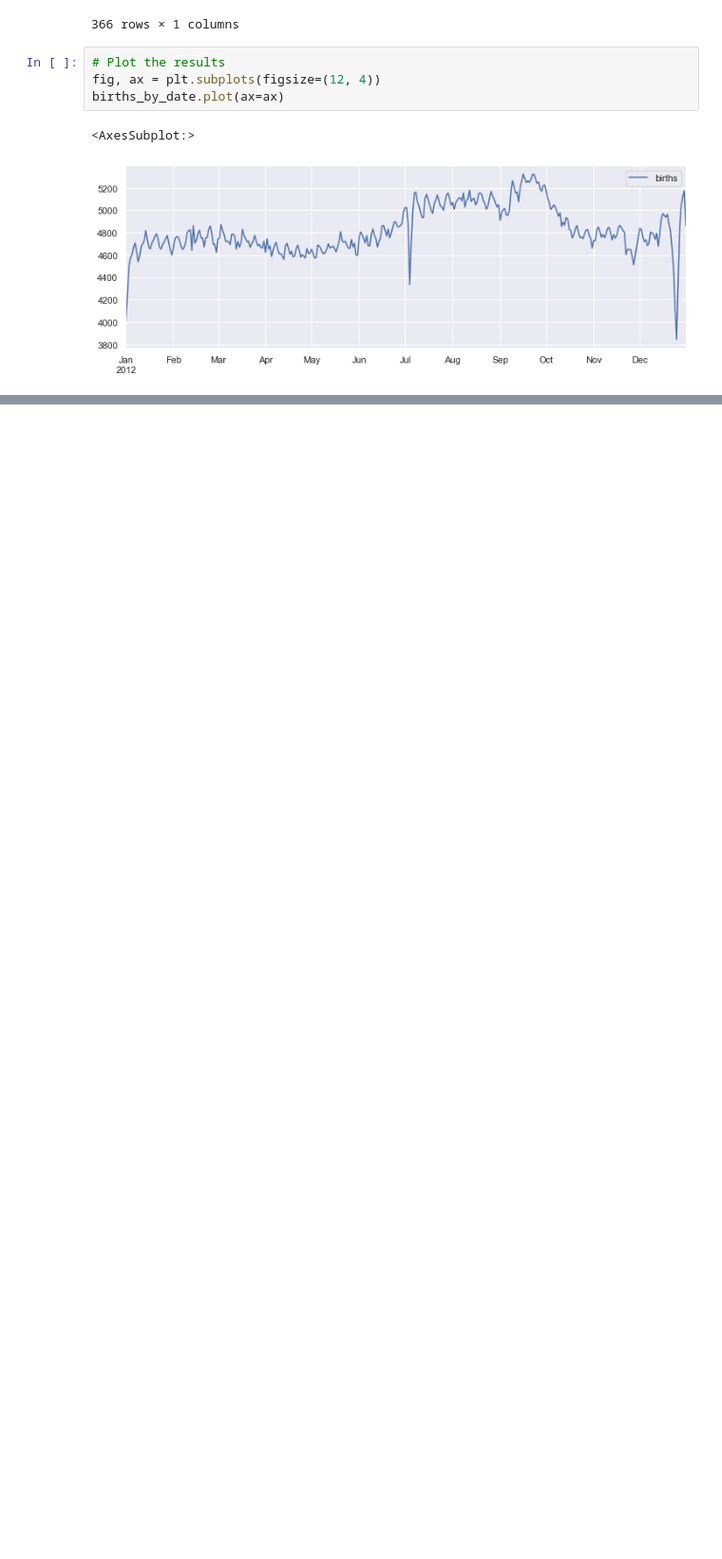
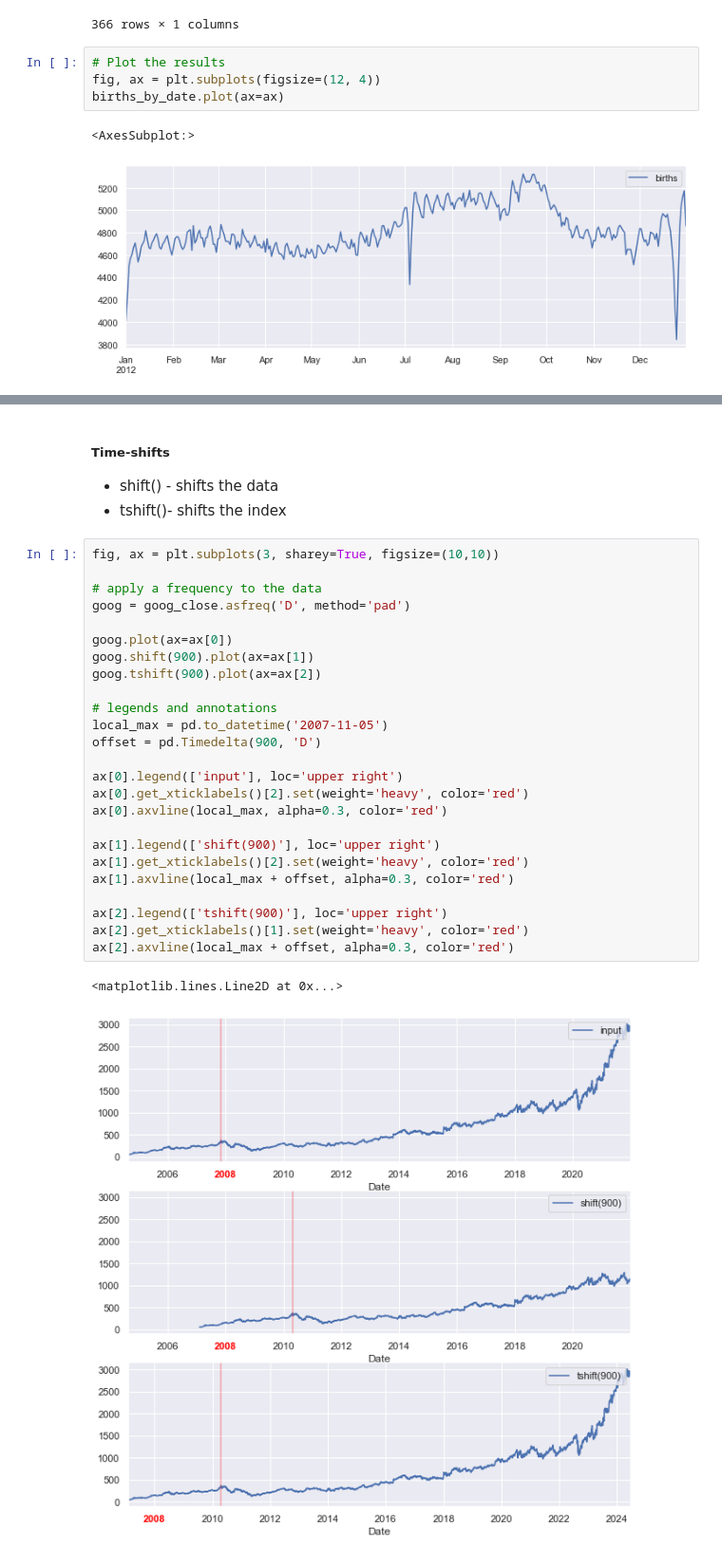
Before and after one commit to PrasadSalimath/Python-for-Data-Science, a Jupyter notebook: 3-Pandas-Basics.ipynb, the cells around one changed output, grey strips where cells are left out. Shown at 95% size. Saved outputs shown, nothing was run; the diff lists cells and outputs as text; blank space fills up the shorter version.

```diff
--- a/3-Pandas-Basics.ipynb
+++ b/3-Pandas-Basics.ipynb
@@ -997,0 +1331,32 @@ births_by_date.plot(ax=ax)
+# %% [markdown]
+##### Time-shifts
+* shift() - shifts the data
+* tshift()- shifts the index
+# %%
+fig, ax = plt.subplots(3, sharey=True, figsize=(10,10))
+
+# apply a frequency to the data
+goog = goog_close.asfreq('D', method='pad')
+
+goog.plot(ax=ax[0])
+goog.shift(900).plot(ax=ax[1])
+goog.tshift(900).plot(ax=ax[2])
+
+# legends and annotations
+local_max = pd.to_datetime('2007-11-05')
+offset = pd.Timedelta(900, 'D')
+
+ax[0].legend(['input'], loc='upper right')
+ax[0].get_xticklabels()[2].set(weight='heavy', color='red')
+ax[0].axvline(local_max, alpha=0.3, color='red')
+
+ax[1].legend(['shift(900)'], loc='upper right')
+ax[1].get_xticklabels()[2].set(weight='heavy', color='red')
+ax[1].axvline(local_max + offset, alpha=0.3, color='red')
+
+ax[2].legend(['tshift(900)'], loc='upper right')
+ax[2].get_xticklabels()[1].set(weight='heavy', color='red')
+ax[2].axvline(local_max + offset, alpha=0.3, color='red')
+# %% [output]
+<matplotlib.lines.Line2D at 0x...>
+[figure, added]
```
Also changed, not shown: parts of 57 cells of this notebook, 1 other file.
